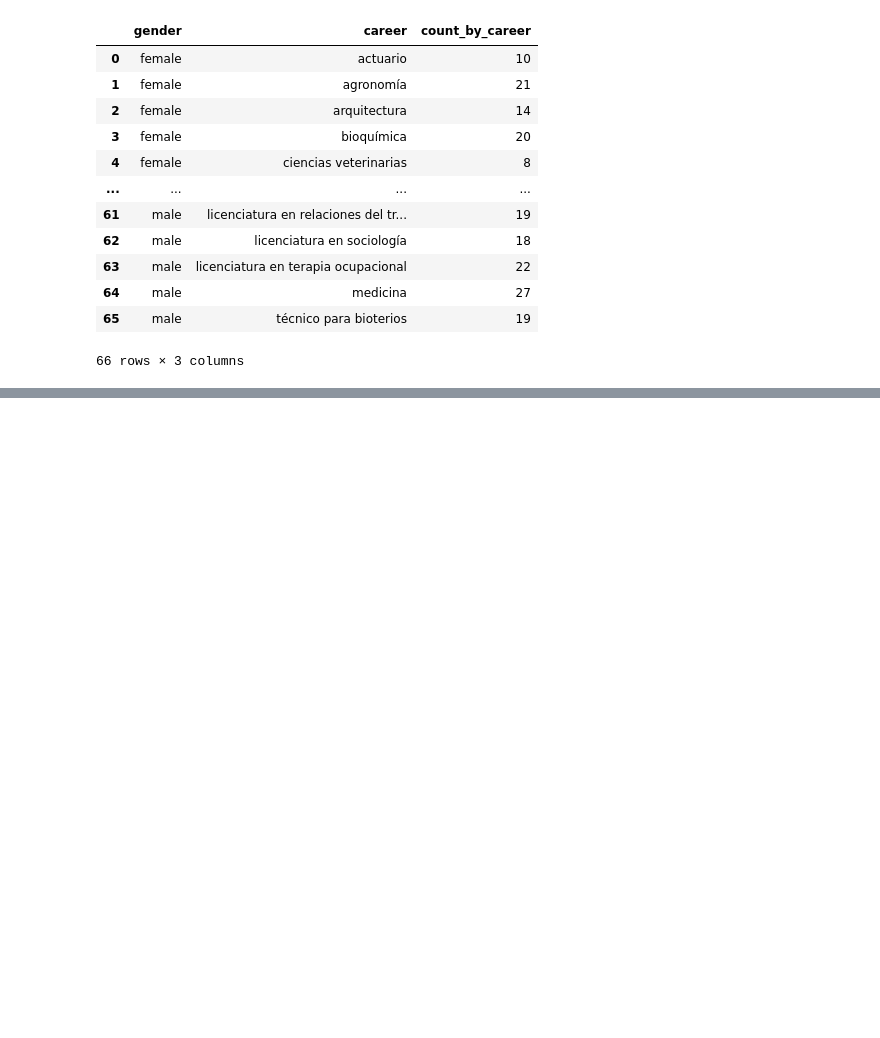
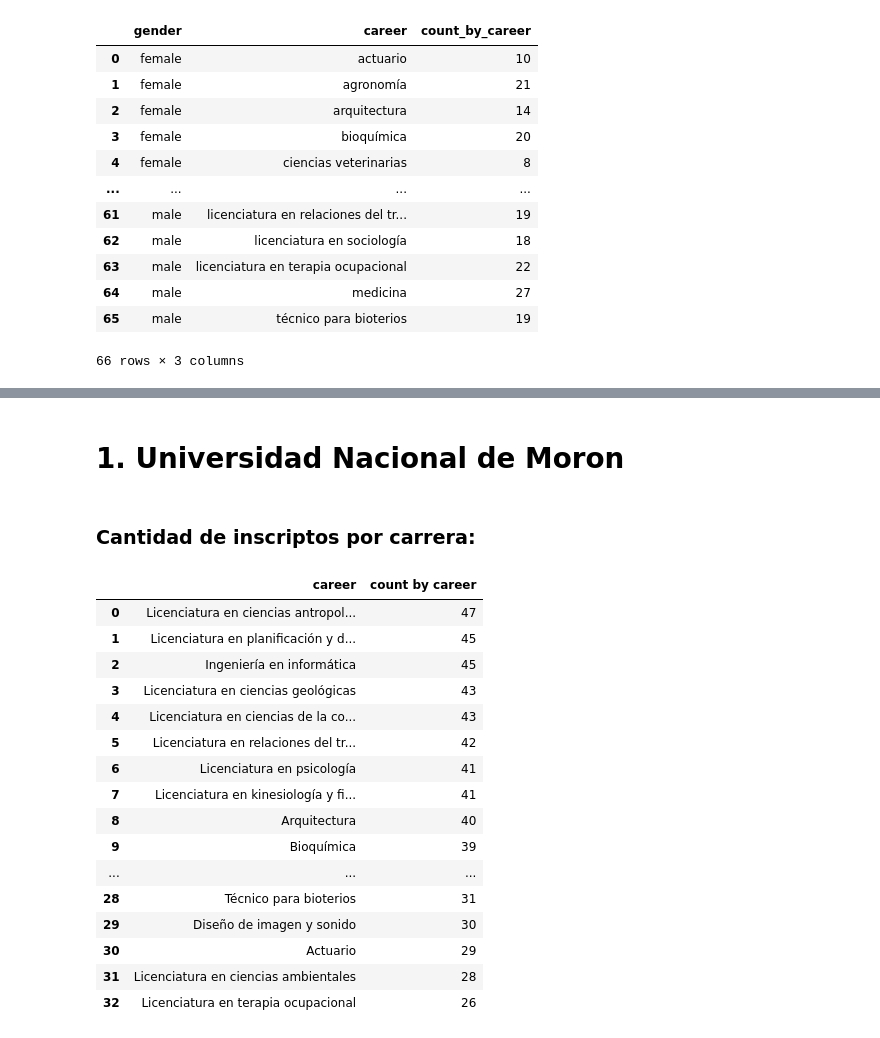
Before and after one commit to pardodiazrodrigo/Skill-Up-DA-c-Python, a Jupyter notebook: 3IPardo_notebook.ipynb, the cells around one changed output, grey strips where cells are left out. Saved outputs shown, nothing was run; the diff lists cells and outputs as text; code cells hidden in the pictures; blank space fills up the shorter version.

```diff
--- a/3IPardo_notebook.ipynb
+++ b/3IPardo_notebook.ipynb
@@ -102,0 +123,32 @@ df_gen
+# %% [markdown]
+# 1. Universidad Nacional de Moron
+# %%
+df_moron = pd.read_csv("datasets/3IUNMoron_process.txt", sep='\t')
+# %% [markdown]
+### Cantidad de inscriptos por carrera:
+# %%
+df_career = df_moron.pivot_table(index='career',
+                          aggfunc='count',
+                          values='university')
+df_career.rename(columns={"university": "count by career"}, inplace=True)
+df_career.sort_values(by='count by career', ascending=False, inplace=True)
+df_career.reset_index(inplace=True)
+df_career
+# %% [output]
+|  | career | count by career |
+| 0 | Licenciatura en ciencias antropol... | 47 |
+| 1 | Licenciatura en planificación y d... | 45 |
+| 2 | Ingeniería en informática | 45 |
+| 3 | Licenciatura en ciencias geológicas | 43 |
+| 4 | Licenciatura en ciencias de la co... | 43 |
+| 5 | Licenciatura en relaciones del tr... | 42 |
+| 6 | Licenciatura en psicología | 41 |
+| 7 | Licenciatura en kinesiología y fi... | 41 |
+| 8 | Arquitectura | 40 |
+| 9 | Bioquímica | 39 |
+| ... | ... | ... |
+| 28 | Técnico para bioterios | 31 |
+| 29 | Diseño de imagen y sonido | 30 |
+| 30 | Actuario | 29 |
+| 31 | Licenciatura en ciencias ambientales | 28 |
+| 32 | Licenciatura en terapia ocupacional | 26 |
```
Also changed, not shown: parts of 13 cells of this notebook, 1 other file.
